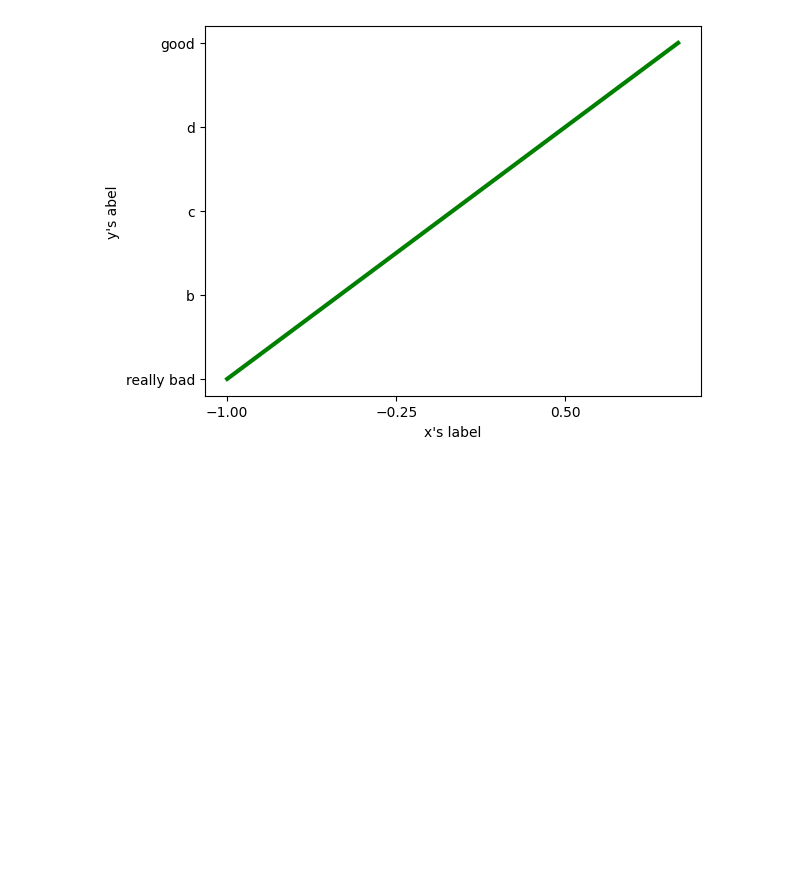
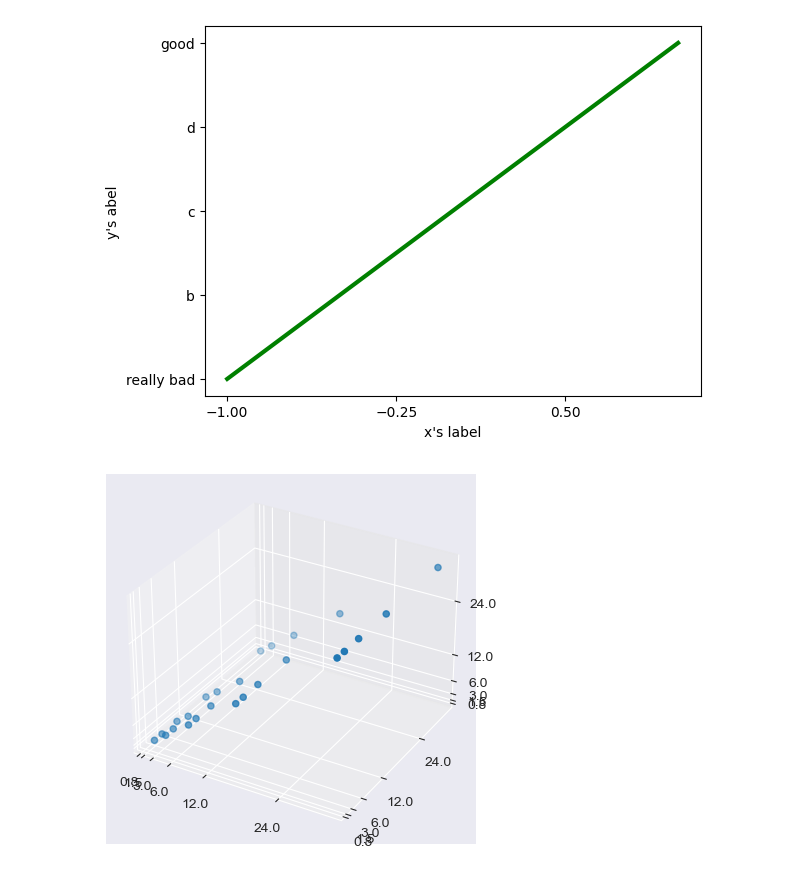
Before and after one commit to ruansy/riskgene, a Jupyter notebook: src/matplotlib_learn.ipynb, the cells around one changed output. Saved outputs shown, nothing was run; the diff lists cells and outputs as text; code cells hidden in the pictures; blank space fills up the shorter version.

```diff
--- a/src/matplotlib_learn.ipynb
+++ b/src/matplotlib_learn.ipynb
@@ -71,3 +71,31 @@ ax.yaxis.set_ticks_position('left')
 
 #设置左脊梁(y轴)依据的是x轴的0位置
 ax.spines['left'].set_position(('data', 0))
+# %%
+import matplotlib.pyplot as plt
+from mpl_toolkits.mplot3d import Axes3D
+from matplotlib.ticker import LogLocator
+import numpy as np
+
+def plot_3d_scatter_log(x, y, z):
+    fig = plt.figure()
+    ax = fig.add_subplot(111, projection='3d')
+
+    # 设置坐标轴的定位器和刻度
+    ticks = [2, 4, 8, 16, 32]
+    ax.xaxis.set_major_locator(LogLocator(base=2,subs=[3]))
+    ax.yaxis.set_major_locator(LogLocator(base=2,subs=[3]))
+    ax.zaxis.set_major_locator(LogLocator(base=2,subs=[3]))
+
+    # 数据绘制
+    ax.scatter(x, y, z)
+
+    # 图形显示
+    plt.show()
+# %%
+x = [2, 4, 8, 16, 32, 2, 4, 8, 16, 32, 2, 4, 8, 16, 32, 2, 4, 8, 16, 32, 2, 4, 8, 16, 32]
+y = [2, 2, 2, 2, 2, 4, 4, 4, 4, 4, 8, 8, 8, 8, 8, 16, 16, 16, 16, 16, 32, 32, 32, 32, 32]
+z = [2, 4, 8, 16, 32] * 5
+plot_3d_scatter_log(x, y, z)
+# %% [output]
+[figure, added]
```
Also changed, not shown: 14 other files.
